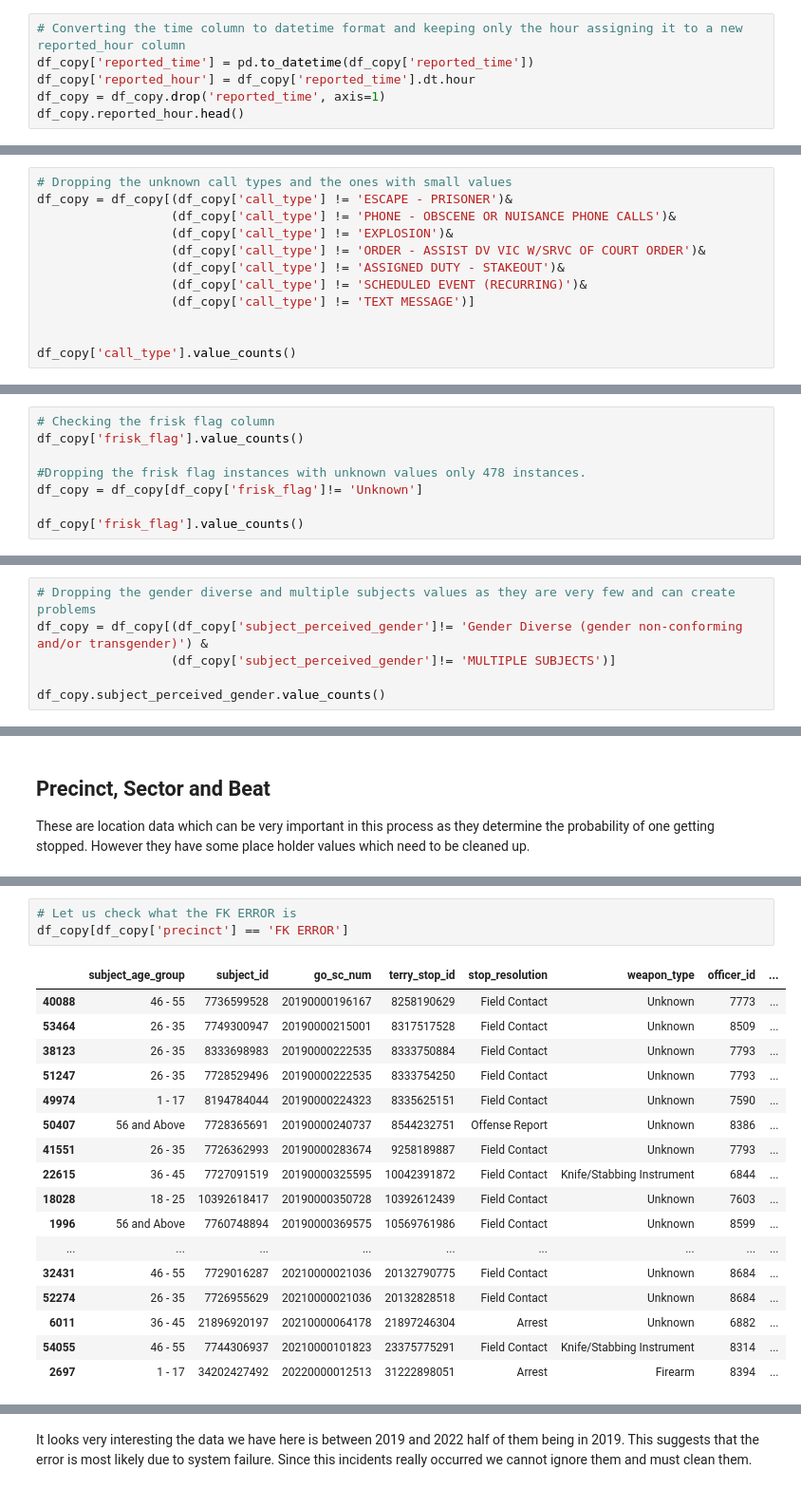
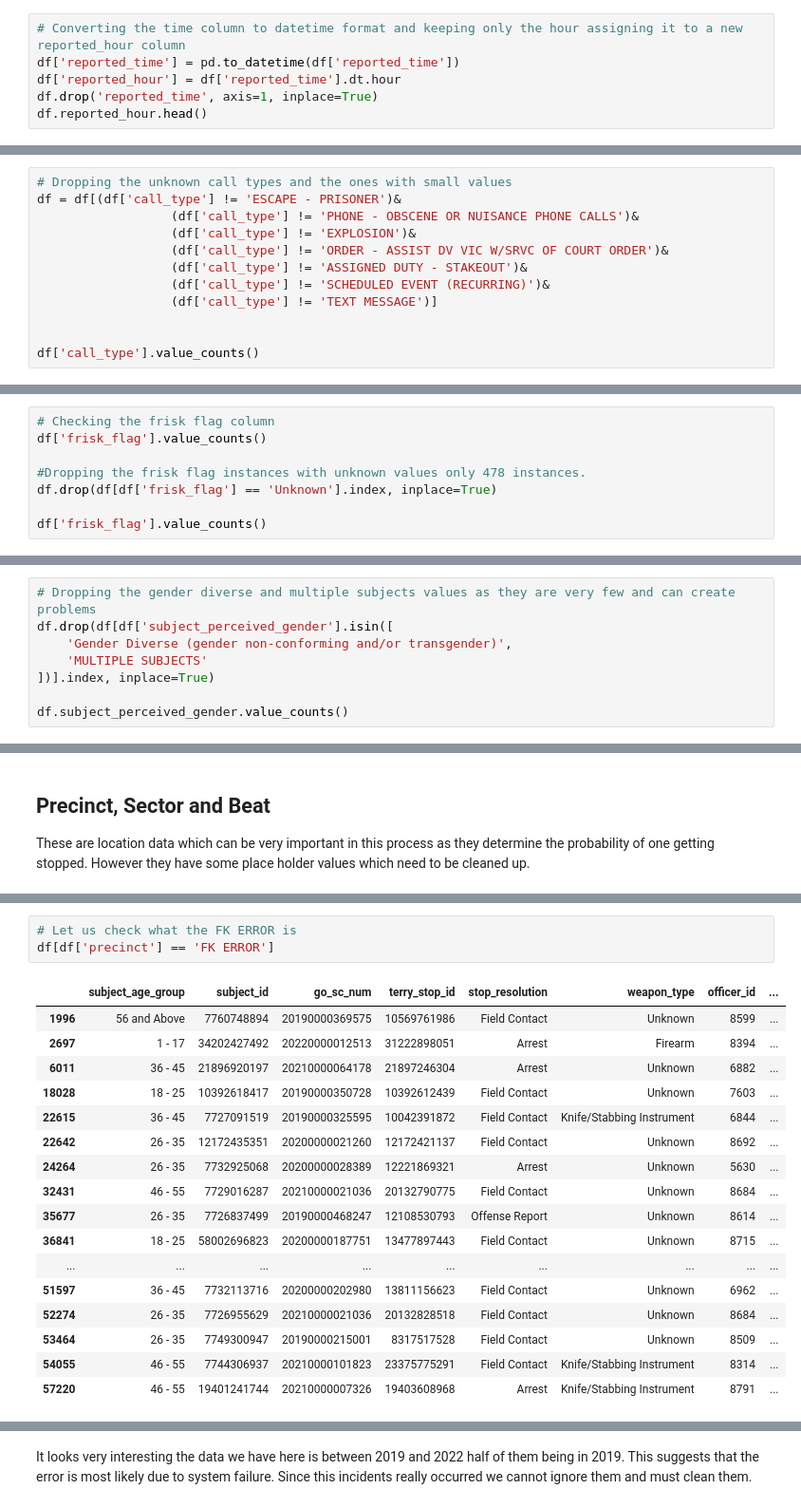
Before and after one commit to ShamlaA/Terry-Traffic-Stops-Prediction-for-Racial-Bias, a Jupyter notebook: Preprocess.ipynb, the cells around one changed output, grey strips where cells are left out. Shown at 95% size. Cells and saved outputs as stored; diff of their text form.

```diff
--- a/Preprocess.ipynb
+++ b/Preprocess.ipynb
@@ -675,8 +676,8 @@ Name: count, dtype: int64
 Let us tidy up the reported time column as well
 # %%
 # Converting the time column to datetime format and keeping only the hour assigning it to a new reported_hour column
-df_copy['reported_time'] = pd.to_datetime(df_copy['reported_time'])
-df_copy['reported_hour'] = df_copy['reported_time'].dt.hour
-df_copy = df_copy.drop('reported_time', axis=1)
-df_copy.reported_hour.head()
+df['reported_time'] = pd.to_datetime(df['reported_time'])
+df['reported_hour'] = df['reported_time'].dt.hour
+df.drop('reported_time', axis=1, inplace=True)
+df.reported_hour.head()
 # %% [output]
@@ -732,16 +733,16 @@ Name: count, Length: 181, dtype: int64
 ESCAPE - PRISONER, PHONE - OBSCENE OR NUISANCE PHONE CALLS, EXPLOSION, ORDER - ASSIST DV VIC W/SRVC OF COURT ORDER, ASSIGNED DUTY - STAKEOUT, TEXT MESSAGE and SCHEDULED EVENT (RECURRING) all of these have very small values, it is better to drop them as well. We are keeping the ones with the unknown values as they are so many and we assume that these instances could be meant for privacy reasons.
 # %%
 # Dropping the unknown call types and the ones with small values
-df_copy = df_copy[(df_copy['call_type'] != 'ESCAPE - PRISONER')&
-                  (df_copy['call_type'] != 'PHONE - OBSCENE OR NUISANCE PHONE CALLS')&
-                  (df_copy['call_type'] != 'EXPLOSION')&
-                  (df_copy['call_type'] != 'ORDER - ASSIST DV VIC W/SRVC OF COURT ORDER')&
-                  (df_copy['call_type'] != 'ASSIGNED DUTY - STAKEOUT')&
-                  (df_copy['call_type'] != 'SCHEDULED EVENT (RECURRING)')&
-                  (df_copy['call_type'] != 'TEXT MESSAGE')]
+df = df[(df['call_type'] != 'ESCAPE - PRISONER')&
+                  (df['call_type'] != 'PHONE - OBSCENE OR NUISANCE PHONE CALLS')&
+                  (df['call_type'] != 'EXPLOSION')&
+                  (df['call_type'] != 'ORDER - ASSIST DV VIC W/SRVC OF COURT ORDER')&
+                  (df['call_type'] != 'ASSIGNED DUTY - STAKEOUT')&
+                  (df['call_type'] != 'SCHEDULED EVENT (RECURRING)')&
+                  (df['call_type'] != 'TEXT MESSAGE')]
 
 
-df_copy['call_type'].value_counts()
+df['call_type'].value_counts()
 # %% [output]
 call_type
 911                              28734
@@ -759,12 +760,12 @@ df_copy.shape
 (60777, 26)
 # %%
 # Checking the frisk flag column
-df_copy['frisk_flag'].value_counts()
+df['frisk_flag'].value_counts()
 
 #Dropping the frisk flag instances with unknown values only 478 instances.
-df_copy = df_copy[df_copy['frisk_flag']!= 'Unknown']
+df.drop(df[df['frisk_flag'] == 'Unknown'].index, inplace=True)
 
-df_copy['frisk_flag'].value_counts()
+df['frisk_flag'].value_counts()
 # %% [output]
 frisk_flag
 N    45834
@@ -830,10 +831,12 @@ MULTIPLE SUBJECTS                                                2
 Name: count, dtype: int64
 # %%
 # Dropping the gender diverse and multiple subjects values as they are very few and can create problems
-df_copy = df_copy[(df_copy['subject_perceived_gender']!= 'Gender Diverse (gender non-conforming and/or transgender)') &
-                  (df_copy['subject_perceived_gender']!= 'MULTIPLE SUBJECTS')]
+df.drop(df[df['subject_perceived_gender'].isin([
+    'Gender Diverse (gender non-conforming and/or transgender)',
+    'MULTIPLE SUBJECTS'
+])].index, inplace=True)
 
-df_copy.subject_perceived_gender.value_counts()
+df.subject_perceived_gender.value_counts()
 # %% [output]
 subject_perceived_gender
 Male                   47640
@@ -859,25 +862,25 @@ FK ERROR        22
 Name: count, dtype: int64
 # %%
 # Let us check what the FK ERROR is
-df_copy[df_copy['precinct'] == 'FK ERROR']
+df[df['precinct'] == 'FK ERROR']
 # %% [output]
 |  | subject_age_group | subject_id | go_sc_num | terry_stop_id | stop_resolution | weapon_type | officer_id | ... |
-| 40088 | 46 - 55 | 7736599528 | 20190000196167 | 8258190629 | Field Contact | Unknown | 7773 | ... |
+| 1996 | 56 and Above | 7760748894 | 20190000369575 | 10569761986 | Field Contact | Unknown | 8599 | ... |
+| 2697 | 1 - 17 | 34202427492 | 20220000012513 | 31222898051 | Arrest | Firearm | 8394 | ... |
+| 6011 | 36 - 45 | 21896920197 | 20210000064178 | 21897246304 | Arrest | Unknown | 6882 | ... |
+| 18028 | 18 - 25 | 10392618417 | 20190000350728 | 10392612439 | Field Contact | Unknown | 7603 | ... |
+| 22615 | 36 - 45 | 7727091519 | 20190000325595 | 10042391872 | Field Contact | Knife/Stabbing Instrument | 6844 | ... |
+| 22642 | 26 - 35 | 12172435351 | 20200000021260 | 12172421137 | Field Contact | Unknown | 8692 | ... |
+| 24264 | 26 - 35 | 7732925068 | 20200000028389 | 12221869321 | Arrest | Unknown | 5630 | ... |
+| 32431 | 46 - 55 | 7729016287 | 20210000021036 | 20132790775 | Field Contact | Unknown | 8684 | ... |
+| 35677 | 26 - 35 | 7726837499 | 20190000468247 | 12108530793 | Offense Report | Unknown | 8614 | ... |
+| 36841 | 18 - 25 | 58002696823 | 20200000187751 | 13477897443 | Field Contact | Unknown | 8715 | ... |
+| ... | ... | ... | ... | ... | ... | ... | ... | ... |
+| 51597 | 36 - 45 | 7732113716 | 20200000202980 | 13811156623 | Field Contact | Unknown | 6962 | ... |
+| 52274 | 26 - 35 | 7726955629 | 20210000021036 | 20132828518 | Field Contact | Unknown | 8684 | ... |
 | 53464 | 26 - 35 | 7749300947 | 20190000215001 | 8317517528 | Field Contact | Unknown | 8509 | ... |
-| 38123 | 26 - 35 | 8333698983 | 20190000222535 | 8333750884 | Field Contact | Unknown | 7793 | ... |
-| 51247 | 26 - 35 | 7728529496 | 20190000222535 | 8333754250 | Field Contact | Unknown | 7793 | ... |
-| 49974 | 1 - 17 | 8194784044 | 20190000224323 | 8335625151 | Field Contact | Unknown | 7590 | ... |
-| 50407 | 56 and Above | 7728365691 | 20190000240737 | 8544232751 | Offense Report | Unknown | 8386 | ... |
-| 41551 | 26 - 35 | 7726362993 | 20190000283674 | 9258189887 | Field Contact | Unknown | 7793 | ... |
-| 22615 | 36 - 45 | 7727091519 | 20190000325595 | 10042391872 | Field Contact | Knife/Stabbing Instrument | 6844 | ... |
-| 18028 | 18 - 25 | 10392618417 | 20190000350728 | 10392612439 | Field Contact | Unknown | 7603 | ... |
-| 1996 | 56 and Above | 7760748894 | 20190000369575 | 10569761986 | Field Contact | Unknown | 8599 | ... |
-| ... | ... | ... | ... | ... | ... | ... | ... | ... |
-| 32431 | 46 - 55 | 7729016287 | 20210000021036 | 20132790775 | Field Contact | Unknown | 8684 | ... |
-| 52274 | 26 - 35 | 7726955629 | 20210000021036 | 20132828518 | Field Contact | Unknown | 8684 | ... |
-| 6011 | 36 - 45 | 21896920197 | 20210000064178 | 21897246304 | Arrest | Unknown | 6882 | ... |
 | 54055 | 46 - 55 | 7744306937 | 20210000101823 | 23375775291 | Field Contact | Knife/Stabbing Instrument | 8314 | ... |
-| 2697 | 1 - 17 | 34202427492 | 20220000012513 | 31222898051 | Arrest | Firearm | 8394 | ... |
+| 57220 | 46 - 55 | 19401241744 | 20210000007326 | 19403608968 | Arrest | Knife/Stabbing Instrument | 8791 | ... |
 22 rows × 26 columns
 # %% [markdown]
 It looks very interesting the data we have here is between 2019 and 2022 half of them being in 2019. This suggests that the error is most likely due to system failure. Since this incidents really occurred we cannot ignore them and must clean them.
```
Also changed, not shown: parts of 44 cells of this notebook, 1 other file.
